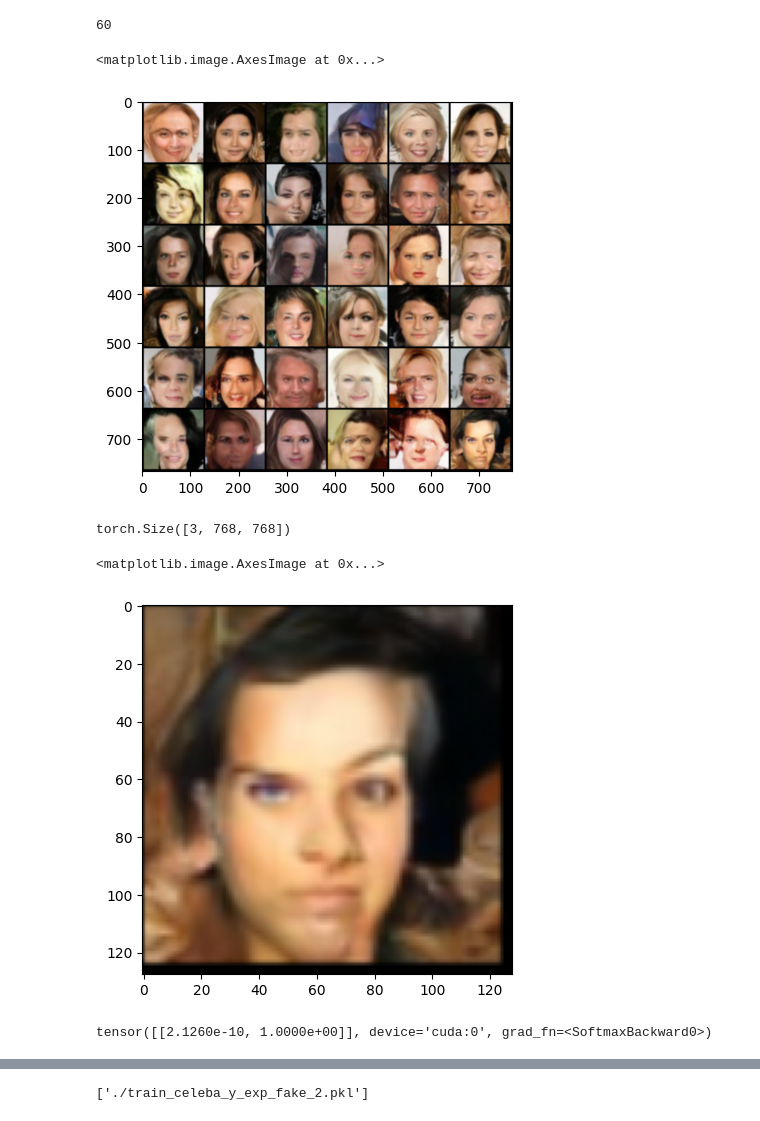
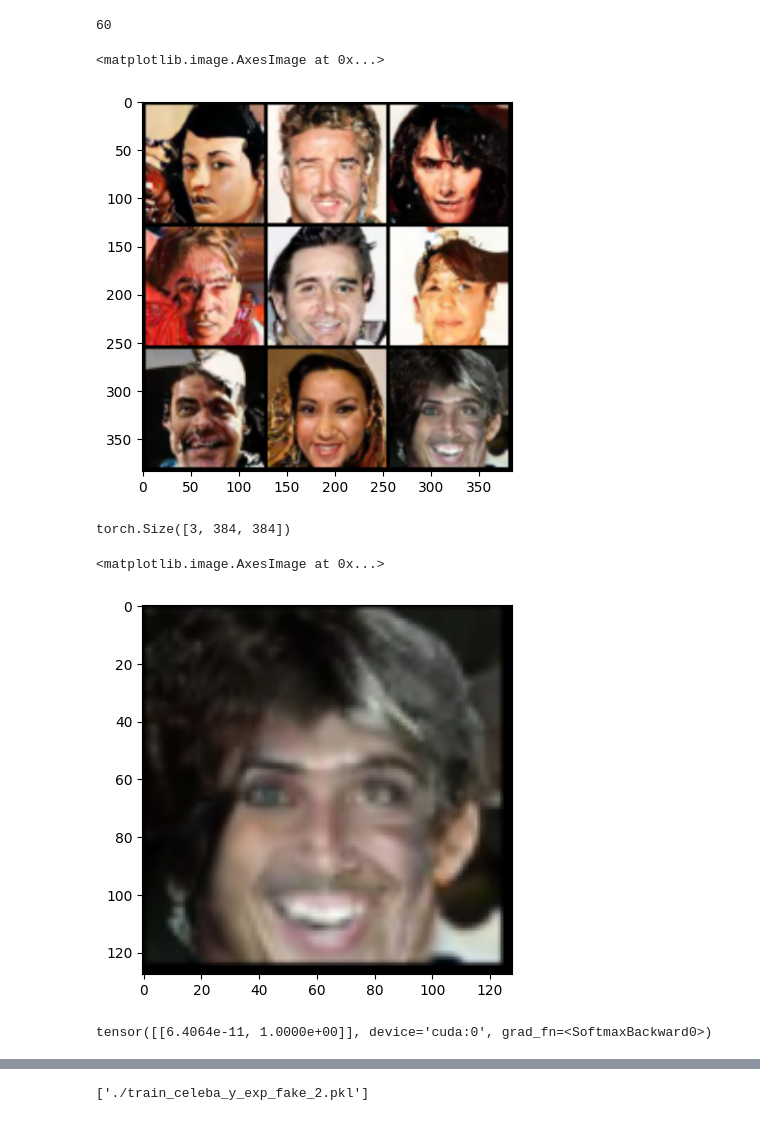
Before and after one commit to XUQIPAN/P3DM, a Jupyter notebook: eval_fake_celeba.ipynb, the cells around one changed output, grey strips where cells are left out. Saved outputs shown, nothing was run; the diff lists cells and outputs as text; code cells hidden in the pictures.

```diff
--- a/eval_fake_celeba.ipynb
+++ b/eval_fake_celeba.ipynb
@@ -59,7 +59,7 @@ model = model.cuda()
 # %%
 # should be changed to the path of generated celeba data
 
-base = '/data/local/qipan/exp_celeba/logs/RANDOM_0116_CELEBA_EXP_EXP10_K256_IMAGE_SIZE_28_BATCH_128_IMPROVED_2/samples'
+base = '/data/local/qipan/exp_celeba/logs/RANDOM_0116_CELEBA_EXP_EXP10_K256_IMAGE_SIZE_28_BATCH_128_IMPROVED/samples'
 # %%
 images = glob(base + '/image*')
 # %%
@@ -72,7 +72,7 @@ len(images)
 x = Image.open(images[0])
 
 transform=transforms.Compose([
-    transforms.Resize((128*6,128*6)),
+    transforms.Resize((128*3,128*3)),
     transforms.ToTensor()
 ])
 
@@ -85,20 +85,20 @@ x = transform(x)
 plt.imshow(x.permute(1,2,0))
 # %% [output]
 <matplotlib.image.AxesImage at 0x...>
-[figure, old version]
+[figure, new version]
 # %%
 x.shape
 # %% [output]
-torch.Size([3, 768, 768])
+torch.Size([3, 384, 384])
 # %%
-plt.imshow(x[:,128*5:128*6,128*5:128*6].permute(1,2,0))
+plt.imshow(x[:,128*2:128*3,128*2:128*3].permute(1,2,0))
 # %% [output]
 <matplotlib.image.AxesImage at 0x...>
-[figure, old version]
+[figure, new version]
 # %%
-model(x[:,128*5:128*6,128*5:128*6].unsqueeze(0).cuda())
+model(x[:,128*2:128*3,128*2:128*3].unsqueeze(0).cuda())
 # %% [output]
-tensor([[2.1260e-10, 1.0000e+00]], device='cuda:0', grad_fn=<SoftmaxBackward0>)
+tensor([[6.4064e-11, 1.0000e+00]], device='cuda:0', grad_fn=<SoftmaxBackward0>)
 # %%
 train_x = []
 train_y = []
```
Also changed, not shown: parts of 3 cells of this notebook, 7 other files.
